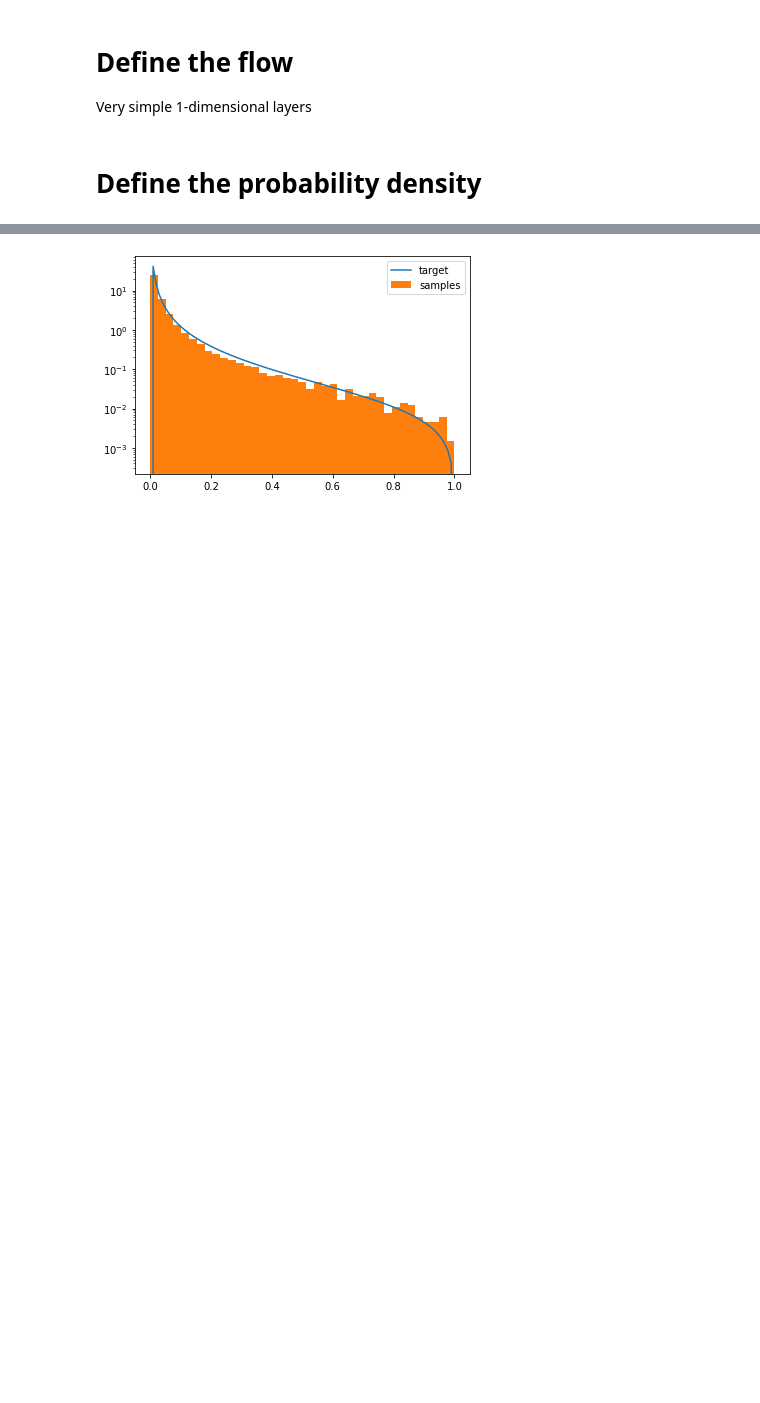
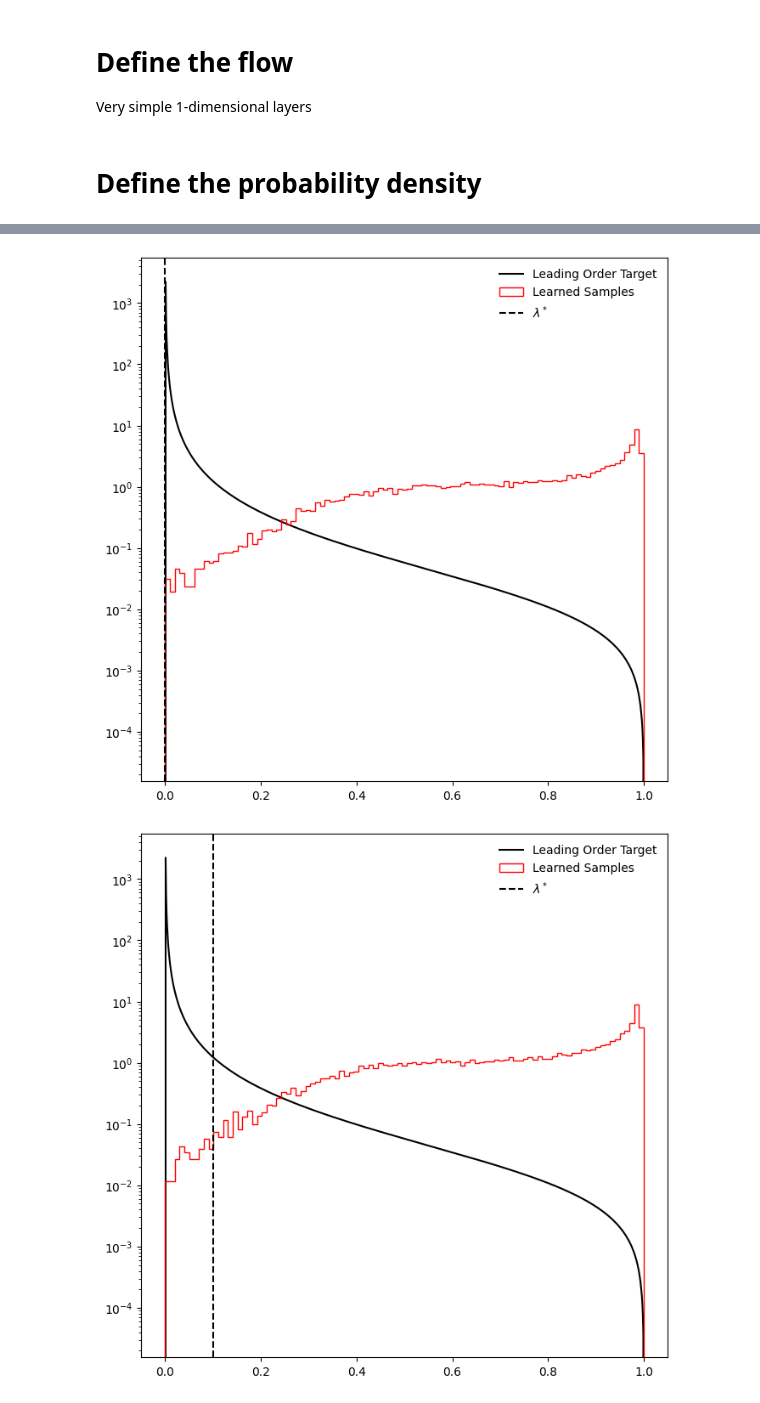
Before and after one commit to rikab/RDF, a Jupyter notebook: flow.ipynb, the cells around one changed output, grey strips where cells are left out. Drawn from its saved outputs; the diff is of its cells as text; code cells hidden in the pictures; blank space fills up the shorter version.

```diff
--- a/flow.ipynb
+++ b/flow.ipynb
@@ -41,7 +60,7 @@ class SimpleNormal:
         self.shape = loc.shape
     def log_prob(self, x):
         logp = self.dist.log_prob(x.reshape(x.shape[0], -1))
-        return torch.sum(logp, dim=1)
+        return logp
     def sample_n(self, batch_size):
         x = self.dist.sample((batch_size,))
         return x.reshape(batch_size, *self.shape)
@@ -95,8 +114,15 @@ class FlowComposable1d(nn.Module):
 # %%
 # Loss function
 
+# # toy model
+# def target_logp_order1(x): # 1st order approximation to the function
+
+#     target_p = 1.5*(-x**2 + 1)
+
+#     return torch.log(target_p)
+# # """
 def calc_dkl(logp, logq):
-    return (logq - logp).mean() # reverse KL, assuming samples from q
+    return (logq - logp).nanmean() # reverse KL, assuming samples from q
 # %% [markdown]
 # Define the probability density
 # %%
@@ -180,7 +227,12 @@ for epoch in range(num_epochs):
 # %%
 plt.figure()
-plt.plot(train_losses)
+
+for i, lambda_star in enumerate(lambda_stars):
+    plt.plot(train_losses[i], label = f"lambda_star = {lambda_star}", color = plt.cm.viridis(i/len(lambda_stars))
+
+plt.legend()
 plt.xlabel("Epochs")
 plt.ylabel("Train loss")
+# plt.yscale('log')
 plt.show()
 # %% [output]
@@ -188,23 +240,34 @@ plt.show()
 # %%
 # plot output
 
-x_test = torch.linspace(0, 1, 100)
+for (i, lambda_star) in enumerate(lambda_stars):
+
+    x_test = torch.linspace(0, 1, 1000)
 
 
-plt.figure()
+    plt.figure(figsize = (8,8))
 
-# plot the target
-plt.plot(grab(x_test), np.exp(grab(target_logp_order1(x_test.to(torch_device)))), label = "target")
+    # plot the target
+    plt.plot(grab(x_test), np.exp(grab(target_logp_order1(x_test.to(torch_device)))), label = "Leading Order Target", color = "black")
 
-# plot transformed prior
-x = prior.sample_n(batch_size).to(torch_device) # shape x: (batch_size, num_points)
-x, logJ = flow(x)
-# need to reshape the outputs match those from the previous step
-x = grab(x.reshape(-1,1) )
-plt.hist(x, bins = np.linspace(0, 1, 40), density = True, label = "samples")
+    # plot transformed prior
+    prior = SimpleNormal(torch.zeros(num_points), torch.ones(num_points))
+    x = prior.sample_n(batch_size).to(torch_device) # shape x: (batch_size, num_points)
+    x, logJ = flow(x)
+    # need to reshape the outputs match those from the previous step
+    x = grab(x.reshape(-1,1) )
 
-plt.yscale("log")
-plt.legend()
-plt.show()
+
+    print()
+
+    plt.hist(x, bins = np.linspace(0, 1, 100), density = True, label = "Learned Samples", histtype='step', color = "red")
+
+    # Vertical line at lambda_star
+    plt.axvline(lambda_star, color = "black", linestyle = "--", label = r"$\lambda^*$")
+
+    plt.yscale("log")
+    plt.legend(frameon = False)
+    plt.show()
 # %% [output]
-[figure, old version]
+[figure, new version]
+[figure, added]
```
Also changed, not shown: parts of 10 cells of this notebook.
